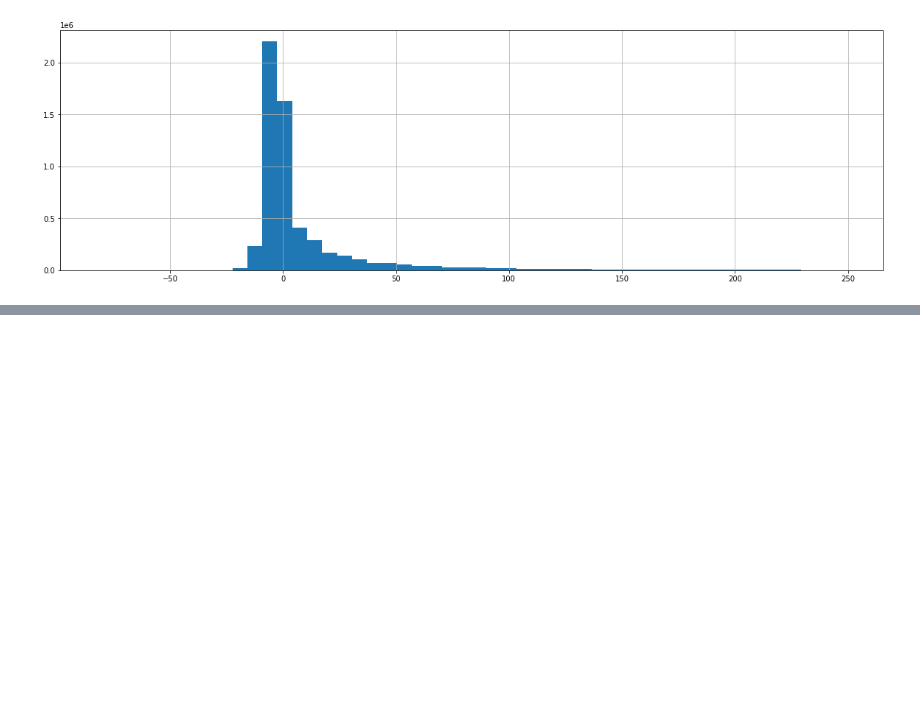
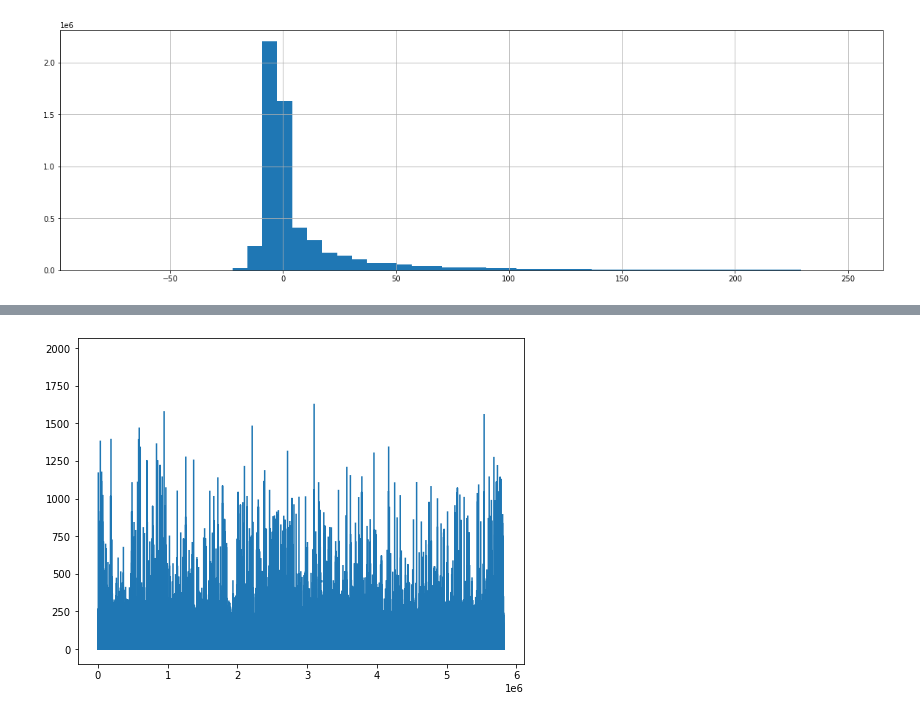
Before and after one commit to i0nathan/unaqds, a Jupyter notebook: flight_delay_prediction.ipynb, the cells around one changed output, grey strips where cells are left out. Drawn from its saved outputs; the diff is of its cells as text; code cells hidden in the pictures; blank space fills up the shorter version.

```diff
--- a/flight_delay_prediction.ipynb
+++ b/flight_delay_prediction.ipynb
@@ -328,0 +340,2 @@ plt.show()
+# %%
+flight_df["DELAY_CAT"].dropna(inplace=True)
@@ -328,0 +381,5 @@ plt.show()
+# %%
+flight_df['AIRLINE_DELAY'].plot(figsize=(8, 6))
+plt.show()
+# %% [output]
+[figure, added]
```
Also changed, not shown: parts of 9 cells of this notebook.
